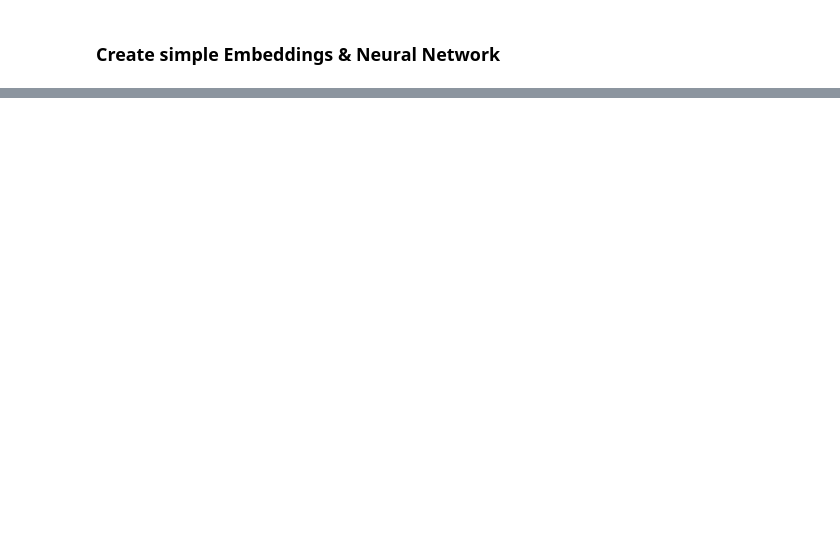
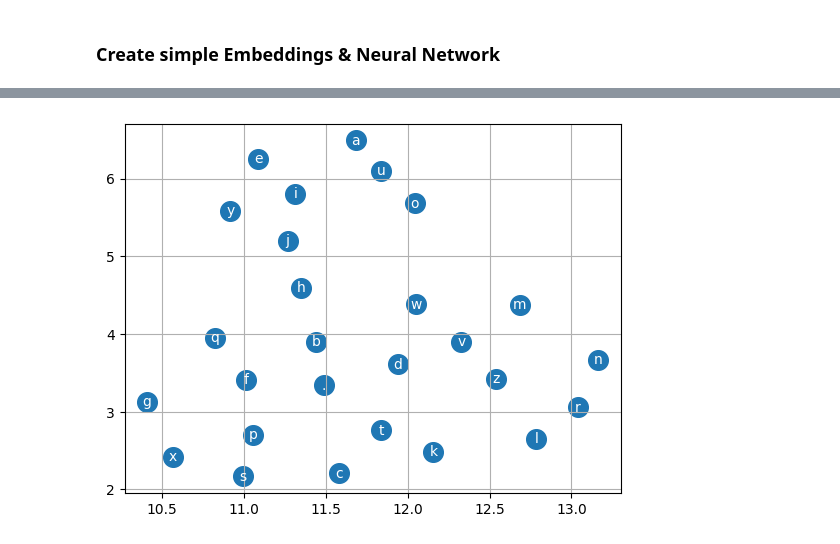
Before and after one commit to nikitakapitan/zero2hero, a Jupyter notebook: notebooks/makemore_mlp.ipynb, the cells around one changed output, grey strips where cells are left out. Cells and saved outputs as stored; diff of their text form; code cells hidden in the pictures; blank space fills up the shorter version.

```diff
--- a/notebooks/makemore_mlp.ipynb
+++ b/notebooks/makemore_mlp.ipynb
@@ -160,10 +163,21 @@ Text(0, 0.5, 'CE LOG-loss')
 # %%
 if EMB_SIZE == 2:
-    plt.scatter(C[:,0].data, C[:,1].data, s=200)
-    for i in range(C.shape[0]):
-        plt.text(C[i,0].item(), C[i,1].item(), itos[i],
-        ha='center', va='center', color='white')
-    plt.grid('sinor')
+    x_axis = C[:,0].data
+    y_axis = C[:,1].data
+else:
+    from umap import UMAP
+    mapper = UMAP(n_components=2, metric='cosine').fit(C.detach().numpy())
+    x_axis = mapper.embedding_[:, 0]
+    y_axis = mapper.embedding_[:, 1]
+
+
+plt.scatter(x_axis, y_axis, s=200)
+for i in range(C.shape[0]):
+    plt.text(x_axis[i], y_axis[i], itos[i],
+    ha='center', va='center', color='white')
+plt.grid('sinor')
+# %% [output]
+[figure, added]
 # %%
 # dev
 emb = C[X_dev]
```
Also changed, not shown: parts of 7 cells of this notebook.
